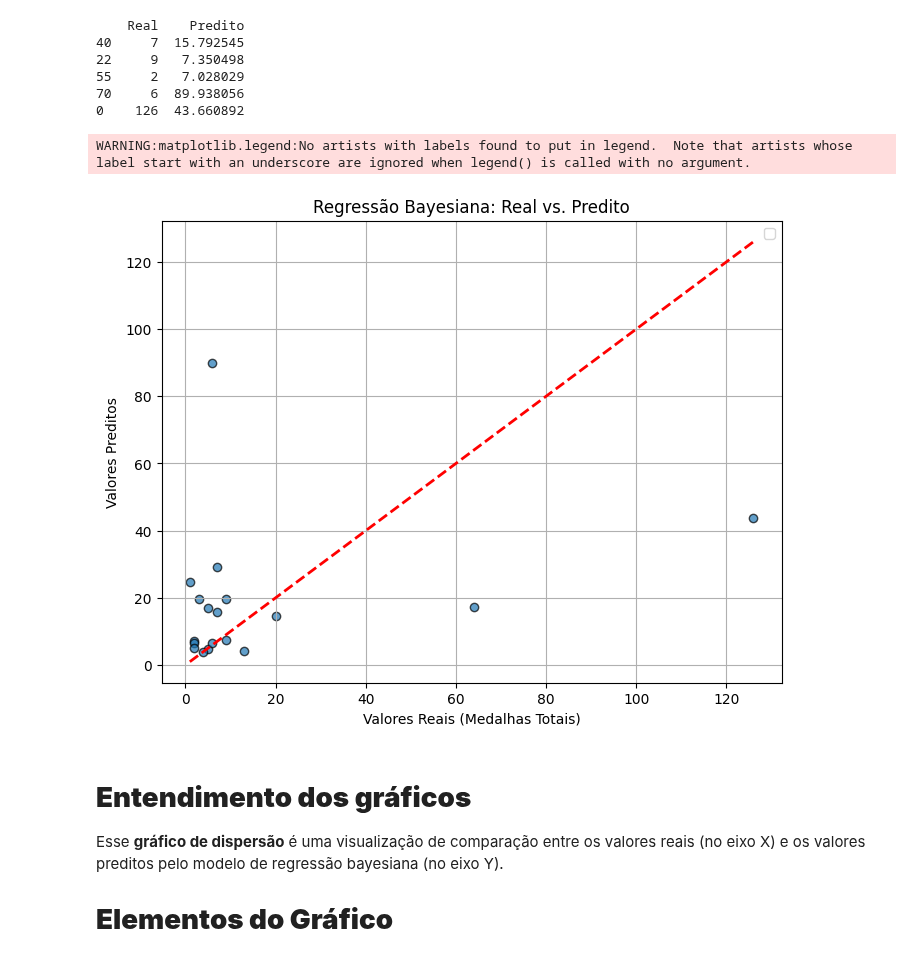
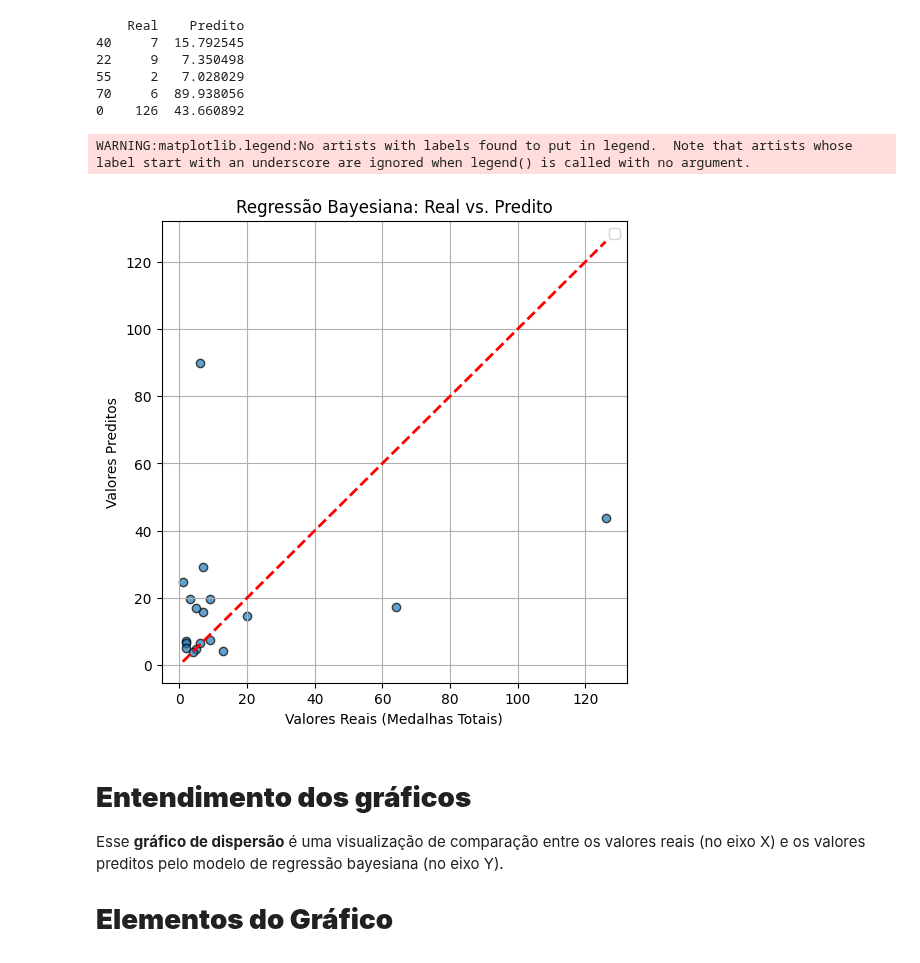
Before and after one commit to Bmartins25/Mineracao_de_dados_and_LLM_UFMG, a Jupyter notebook: TP4_fase_1_2_3_Regressao_de_dados.ipynb, the cells around one changed output. Drawn from its saved outputs; the diff is of its cells as text; code cells hidden in the pictures.

```diff
--- a/TP4_fase_1_2_3_Regressao_de_dados.ipynb
+++ b/TP4_fase_1_2_3_Regressao_de_dados.ipynb
@@ -316,18 +320,18 @@ print(results.head())
 # %%
 
 # Gráfico de dispersão: Real vs. Predito
-plt.figure(figsize=(8, 6))
+plt.figure(figsize=(6, 6))
 plt.scatter(y_test, y_pred, alpha=0.7, edgecolors='k')
 plt.plot([y_test.min(), y_test.max()], [y_test.min(), y_test.max()], 'r--', linewidth=2)
 plt.xlabel("Valores Reais (Medalhas Totais)")
 plt.ylabel("Valores Preditos")
 plt.title("Regressão Bayesiana: Real vs. Predito")
 plt.grid(True)
 plt.legend()
 plt.show()
 # %% [output]
 WARNING:matplotlib.legend:No artists with labels found to put in legend.  Note that artists whose label start with an underscore are ignored when legend() is called with no argument.
-[figure, old version]
+[figure, new version]
 # %% [markdown]
 # **Entendimento dos gráficos**
 Esse **gráfico de dispersão** é uma visualização de comparação entre os valores reais (no eixo X) e os valores preditos pelo modelo de regressão bayesiana (no eixo Y).
```
Also changed, not shown: parts of 15 cells of this notebook.
